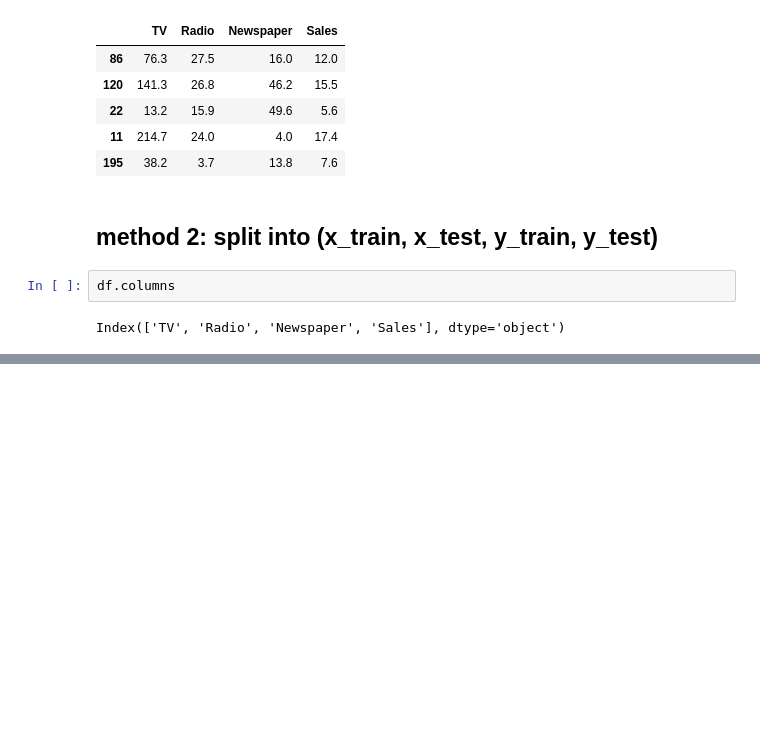
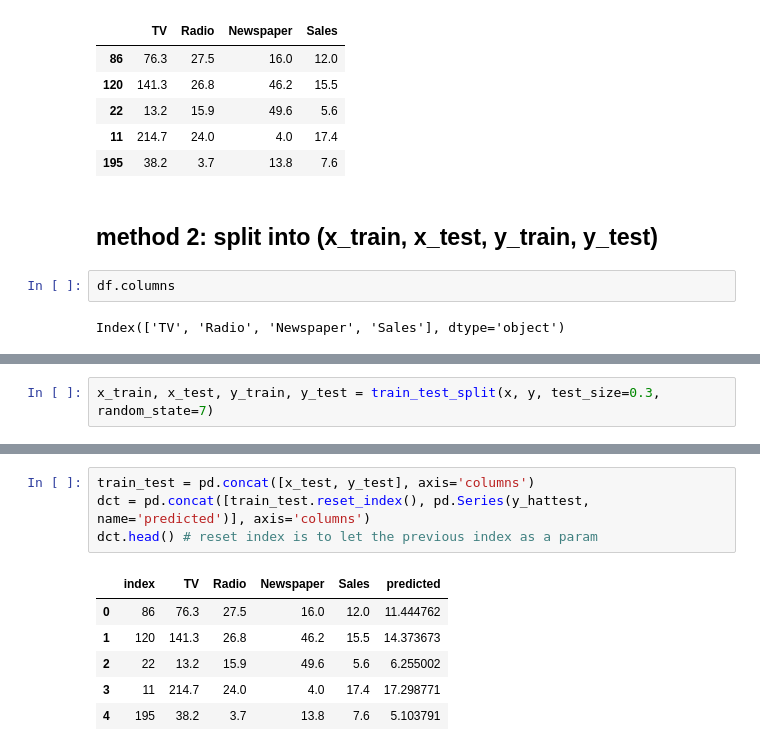
Before and after one commit to kritchaiT/sklearn_study, a Jupyter notebook: 4_sklearn_trainig_testing_split.ipynb, the cells around one changed output, grey strips where cells are left out. Drawn from its saved outputs; the diff is of its cells as text; blank space fills up the shorter version.

```diff
--- a/4_sklearn_trainig_testing_split.ipynb
+++ b/4_sklearn_trainig_testing_split.ipynb
@@ -61,0 +66,2 @@ Index(['TV', 'Radio', 'Newspaper', 'Sales'], dtype='object')
+# %%
+x_train, x_test, y_train, y_test = train_test_split(x, y, test_size=0.3, random_state=7)
@@ -61,0 +213,11 @@ Index(['TV', 'Radio', 'Newspaper', 'Sales'], dtype='object')
+# %%
+train_test = pd.concat([x_test, y_test], axis='columns')
+dct = pd.concat([train_test.reset_index(), pd.Series(y_hattest, name='predicted')], axis='columns')
+dct.head() # reset index is to let the previous index as a param
+# %% [output]
+|  | index | TV | Radio | Newspaper | Sales | predicted |
+| 0 | 86 | 76.3 | 27.5 | 16.0 | 12.0 | 11.444762 |
+| 1 | 120 | 141.3 | 26.8 | 46.2 | 15.5 | 14.373673 |
+| 2 | 22 | 13.2 | 15.9 | 49.6 | 5.6 | 6.255002 |
+| 3 | 11 | 214.7 | 24.0 | 4.0 | 17.4 | 17.298771 |
+| 4 | 195 | 38.2 | 3.7 | 13.8 | 7.6 | 5.103791 |
```
Also changed, not shown: parts of 28 cells of this notebook, 1 other file.
